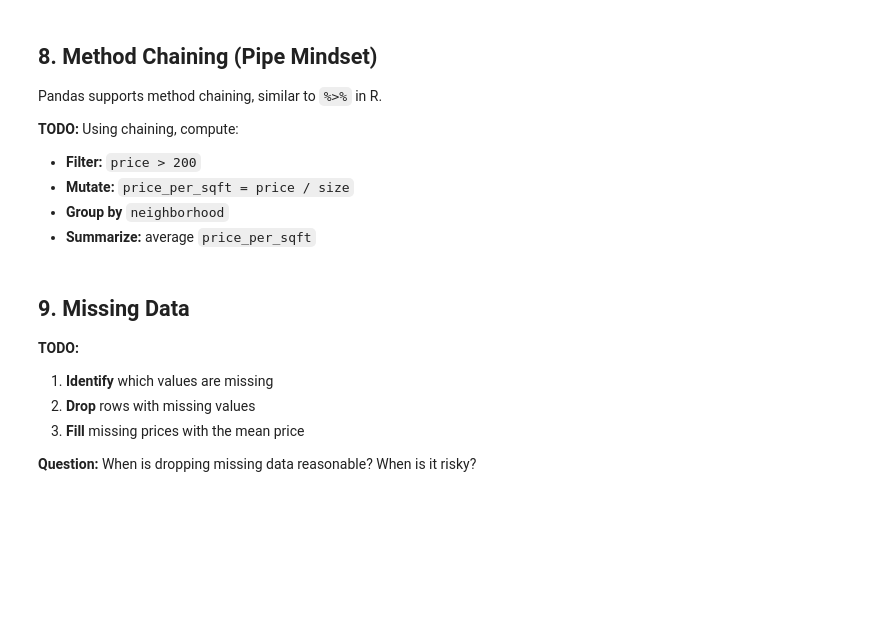
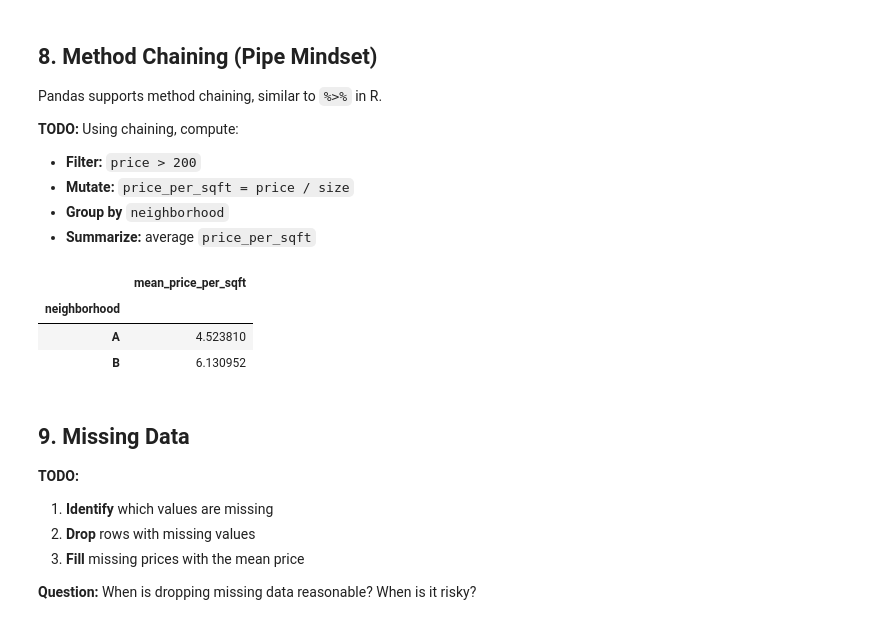
Before and after one commit to HunterTzou/DATA_201_SPRING_2026, a Jupyter notebook: week-02/class_2_student_notebook_pandas_data_wrangling_for_r_users.ipynb, the cells around one changed output. Cells and saved outputs as stored; diff of their text form; code cells hidden in the pictures; blank space fills up the shorter version.

```diff
--- a/week-02/class_2_student_notebook_pandas_data_wrangling_for_r_users.ipynb
+++ b/week-02/class_2_student_notebook_pandas_data_wrangling_for_r_users.ipynb
@@ -350,6 +350,18 @@ Pandas supports method chaining, similar to `%>%` in R.
 - **Mutate:** `price_per_sqft = price / size`
 - **Group by** `neighborhood`
 - **Summarize:** average `price_per_sqft`
+# %%
+(df
+.query("price > 100 and size > 800")
+.assign(price_per_sqft = lambda t: t.price / t.size)
+.groupby("neighborhood")
+.agg(mean_price_per_sqft = ("price_per_sqft", "mean"))
+)
+# %% [output]
+|  | mean_price_per_sqft |
+| neighborhood |  |
+| A | 4.523810 |
+| B | 6.130952 |
 # %% [markdown]
 ## 9. Missing Data
 
```
Also changed, not shown: parts of 1 cell of this notebook.
